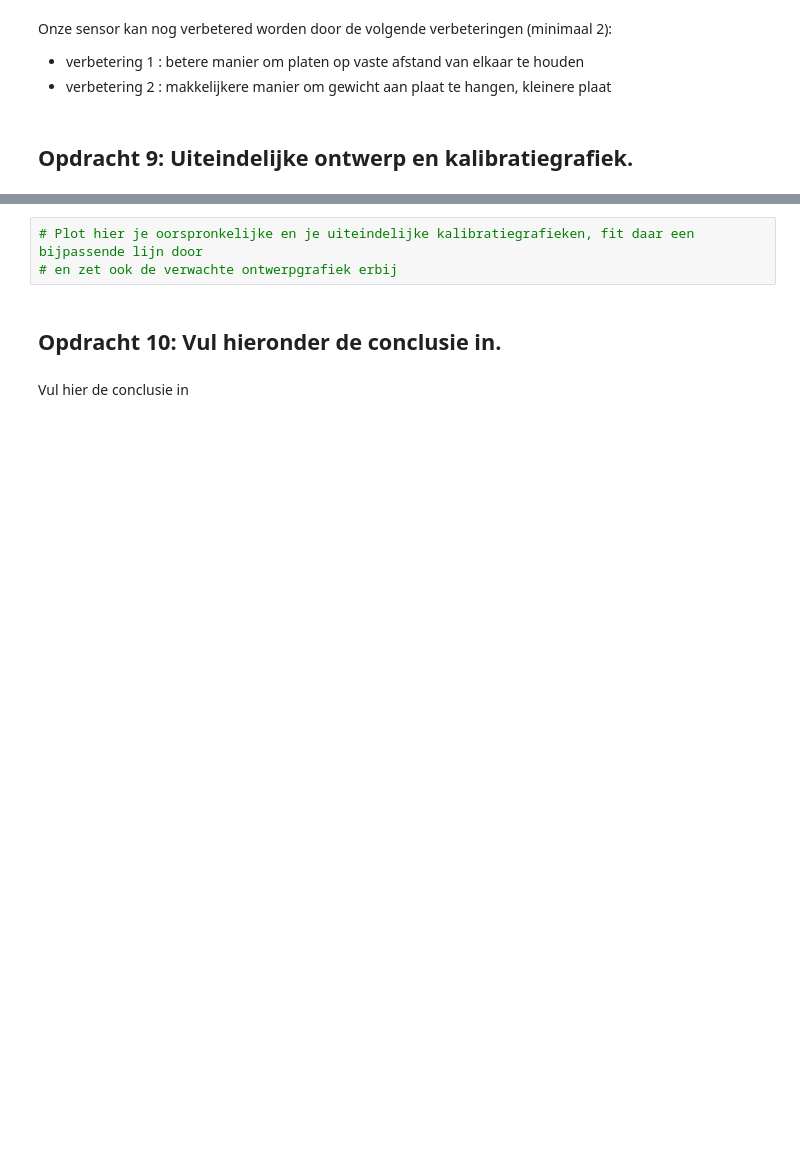
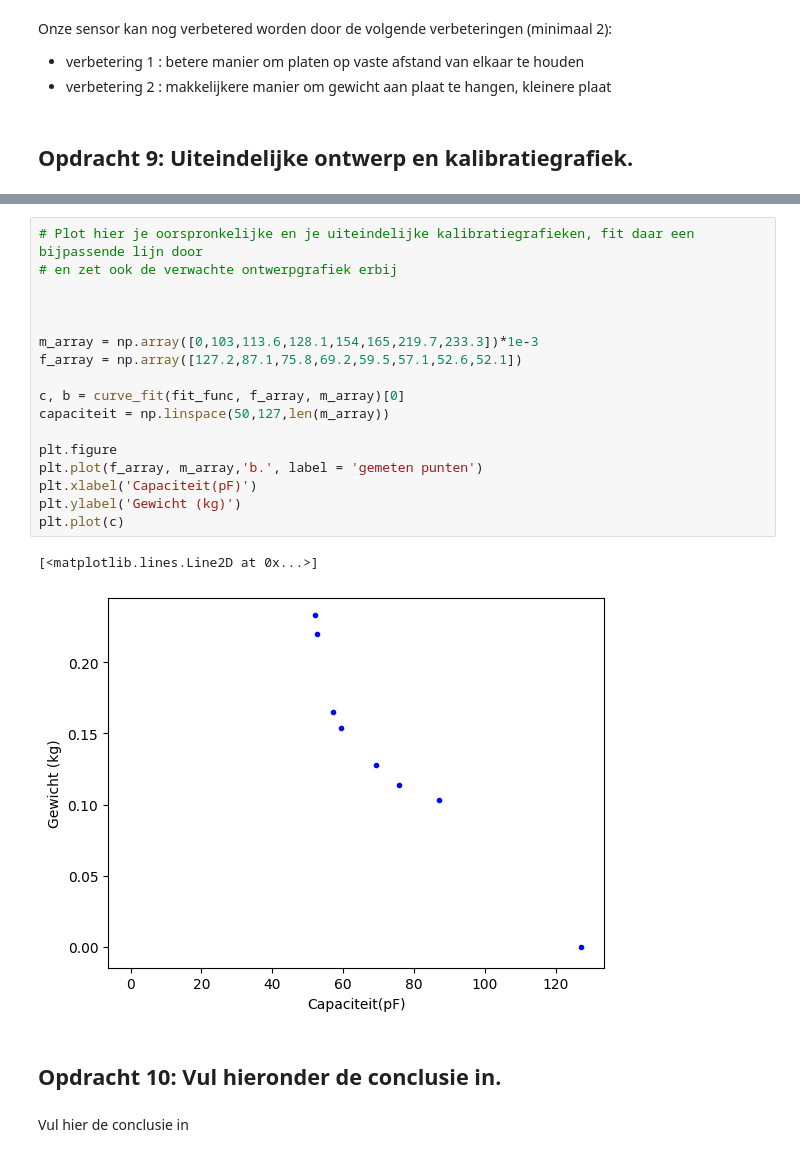
Before and after one commit to Rune-TuDelft/opdrachten-DEF-D, a Jupyter notebook: FysiekeOntwerpopdrachten/2OntwerpEenSensorCondensator/DEFOntwerpopdracht2OntwerpEenSensorInvulTemplate.ipynb, the cells around one changed output, grey strips where cells are left out. Drawn from its saved outputs; the diff is of its cells as text; blank space fills up the shorter version.

```diff
--- a/FysiekeOntwerpopdrachten/2OntwerpEenSensorCondensator/DEFOntwerpopdracht2OntwerpEenSensorInvulTemplate.ipynb
+++ b/FysiekeOntwerpopdrachten/2OntwerpEenSensorCondensator/DEFOntwerpopdracht2OntwerpEenSensorInvulTemplate.ipynb
@@ -238,9 +238,26 @@ Onze sensor kan nog verbetered worden door de volgende verbeteringen (minimaal 2
 # %% [markdown]
 #### Voeg hier een foto van je uiteindelijke sensor in.
 ![foto sensor](tudelftLogo.png)
-# %%
-# Plot hier je oorspronkelijke en je uiteindelijke kalibratiegrafieken, fit daar een bijpassende lijn door
-# en zet ook de verwachte ontwerpgrafiek erbij
+# %%
+# Plot hier je oorspronkelijke en je uiteindelijke kalibratiegrafieken, fit daar een bijpassende lijn door
+# en zet ook de verwachte ontwerpgrafiek erbij
+
+
+
+m_array = np.array([0,103,113.6,128.1,154,165,219.7,233.3])*1e-3
+f_array = np.array([127.2,87.1,75.8,69.2,59.5,57.1,52.6,52.1])
+
+c, b = curve_fit(fit_func, f_array, m_array)[0]
+capaciteit = np.linspace(50,127,len(m_array))
+
+plt.figure
+plt.plot(f_array, m_array,'b.', label = 'gemeten punten')
+plt.xlabel('Capaciteit(pF)')
+plt.ylabel('Gewicht (kg)')
+plt.plot(c)
+# %% [output]
+[<matplotlib.lines.Line2D at 0x...>]
+[figure, added]
 # %% [markdown]
 ## Opdracht 10: Vul hieronder de conclusie in.
 # %% [markdown]
```
Also changed, not shown: parts of 2 cells of this notebook.
